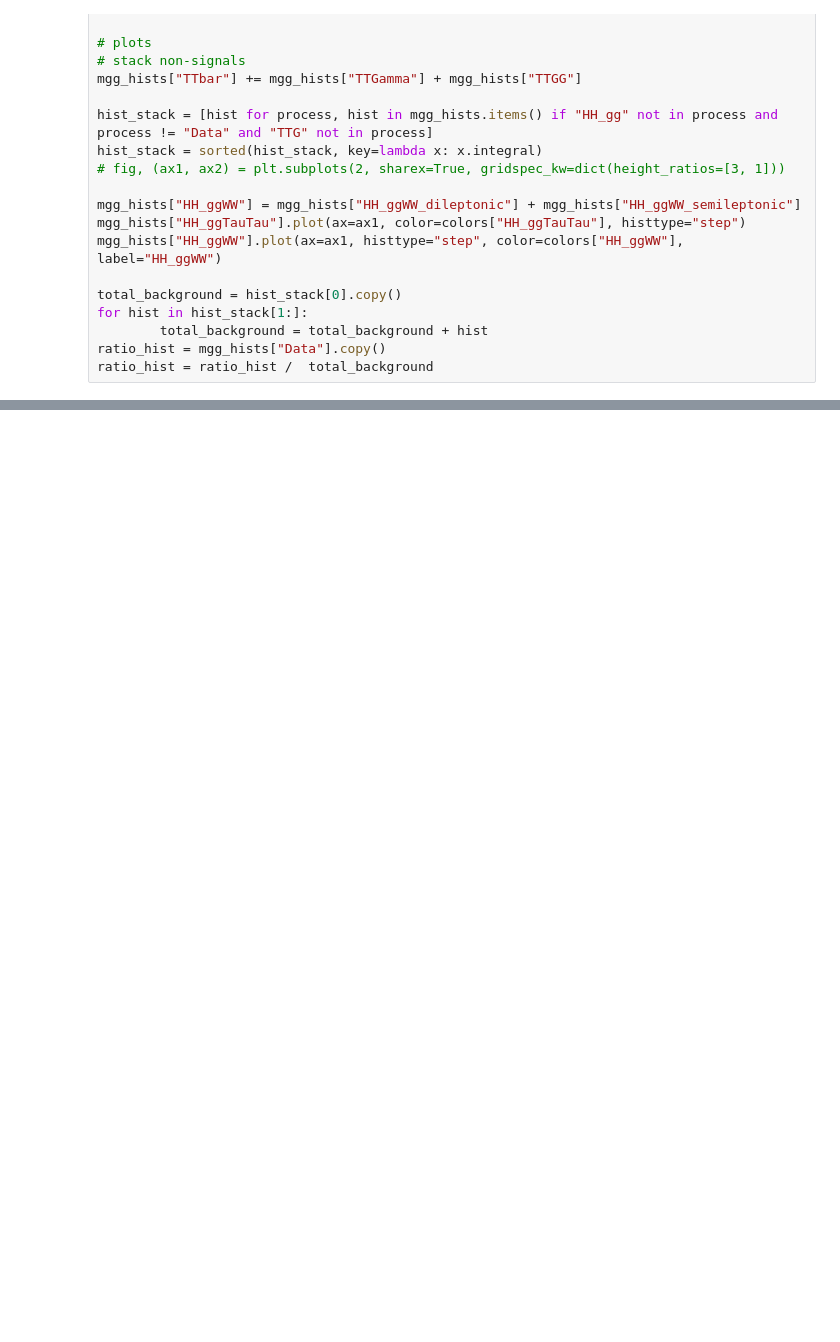
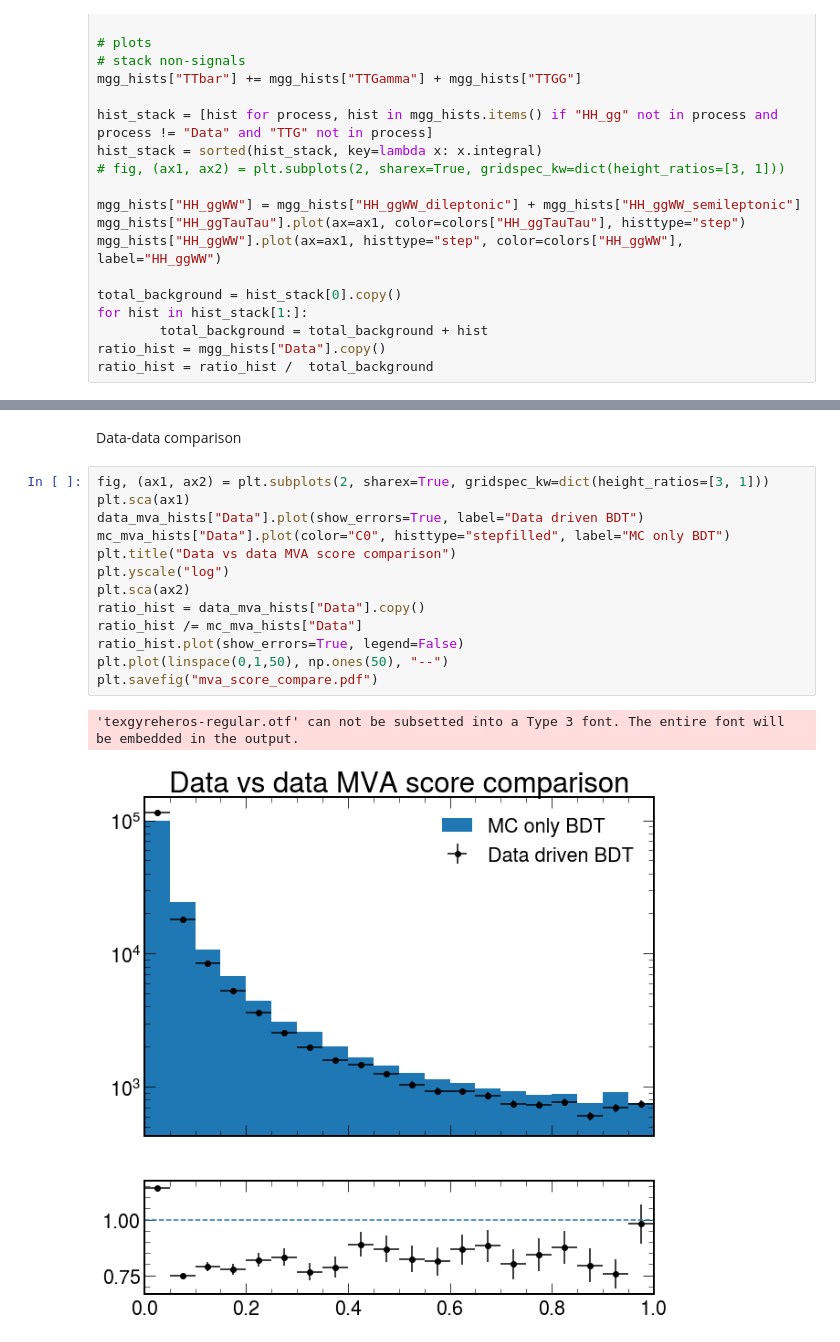
Before and after one commit to bsathian/prototype_looper, a Jupyter notebook: notebooks/Plot new stuff.ipynb, the cells around one changed output, grey strips where cells are left out. Cells and saved outputs as stored; diff of their text form; blank space fills up the shorter version.

```diff
--- a/notebooks/Plot new stuff.ipynb
+++ b/notebooks/Plot new stuff.ipynb
@@ -306,0 +359,18 @@ print("{:0.2f} $\pm$ {:0.2f}".format(ratio, ratioError))
+# %% [markdown]
+Data-data comparison
+# %%
+fig, (ax1, ax2) = plt.subplots(2, sharex=True, gridspec_kw=dict(height_ratios=[3, 1]))
+plt.sca(ax1)
+data_mva_hists["Data"].plot(show_errors=True, label="Data driven BDT")
+mc_mva_hists["Data"].plot(color="C0", histtype="stepfilled", label="MC only BDT")
+plt.title("Data vs data MVA score comparison")
+plt.yscale("log")
+plt.sca(ax2)
+ratio_hist = data_mva_hists["Data"].copy()
+ratio_hist /= mc_mva_hists["Data"]
+ratio_hist.plot(show_errors=True, legend=False)
+plt.plot(linspace(0,1,50), np.ones(50), "--")
+plt.savefig("mva_score_compare.pdf")
+# %% [output]
+'texgyreheros-regular.otf' can not be subsetted into a Type 3 font. The entire font will be embedded in the output.
+[figure, added]
```
Also changed, not shown: parts of 21 cells of this notebook, 10 other files.
